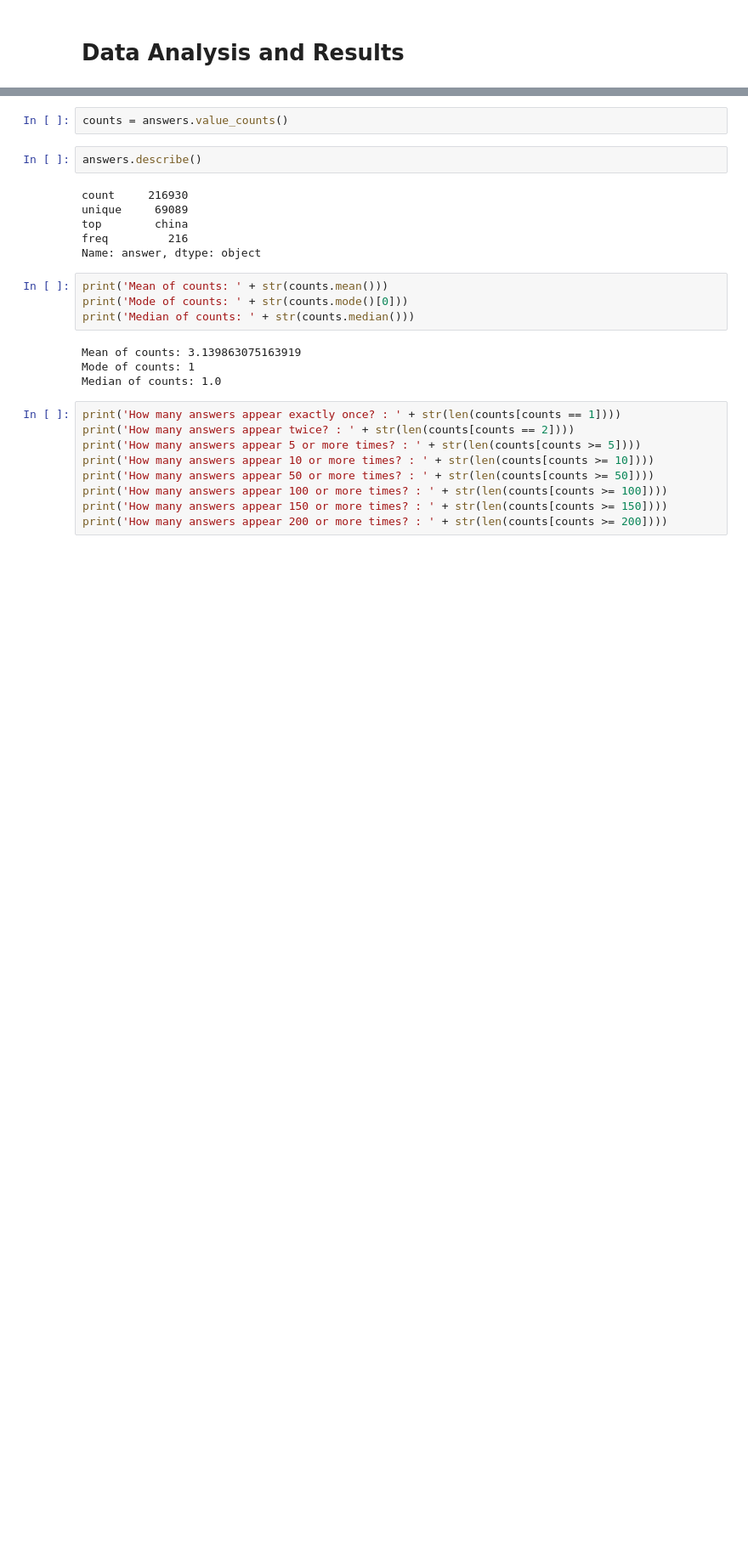
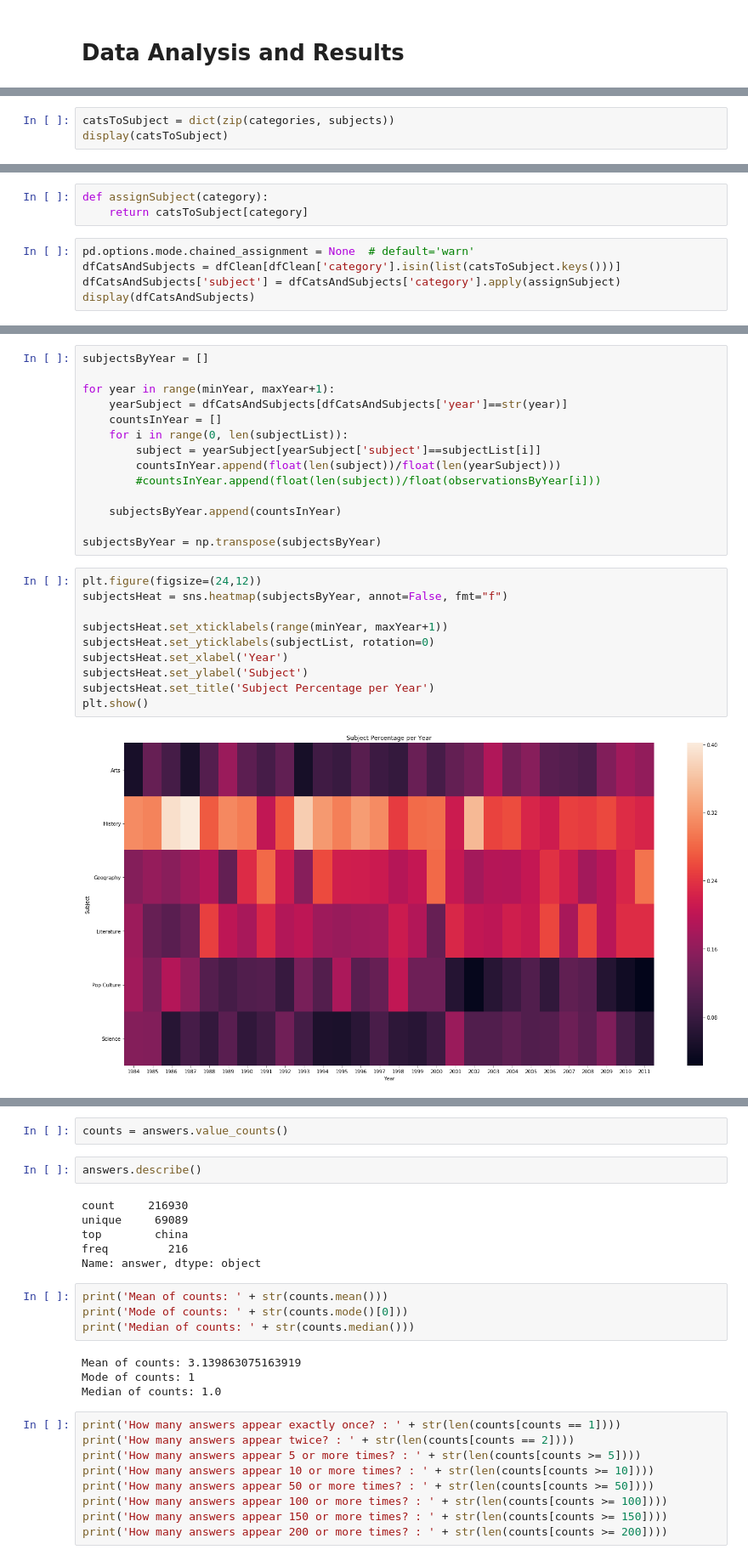
Before and after one commit to brn016/Projects, a Jupyter notebook: Jeopardy Project.ipynb, the cells around one changed output, grey strips where cells are left out. Shown: that part at 85% size. Saved outputs shown, nothing was run; the diff lists cells and outputs as text; blank space fills up the shorter version.

Commit message:
data analysis subject trends

```diff
--- a/Jeopardy Project.ipynb
+++ b/Jeopardy Project.ipynb
@@ -236,0 +366,3 @@ array(['reapers', 'a&p', 'electoral college vote', 'hg',
+# %%
+catsToSubject = dict(zip(categories, subjects))
+display(catsToSubject)
@@ -236,0 +387,8 @@ array(['reapers', 'a&p', 'electoral college vote', 'hg',
+# %%
+def assignSubject(category):
+    return catsToSubject[category]
+# %%
+pd.options.mode.chained_assignment = None  # default='warn'
+dfCatsAndSubjects = dfClean[dfClean['category'].isin(list(catsToSubject.keys()))]
+dfCatsAndSubjects['subject'] = dfCatsAndSubjects['category'].apply(assignSubject)
+display(dfCatsAndSubjects)
@@ -236,0 +447,26 @@ array(['reapers', 'a&p', 'electoral college vote', 'hg',
+# %%
+subjectsByYear = []
+
+for year in range(minYear, maxYear+1):
+    yearSubject = dfCatsAndSubjects[dfCatsAndSubjects['year']==str(year)]
+    countsInYear = []
+    for i in range(0, len(subjectList)):
+        subject = yearSubject[yearSubject['subject']==subjectList[i]]
+        countsInYear.append(float(len(subject))/float(len(yearSubject)))
+        #countsInYear.append(float(len(subject))/float(observationsByYear[i]))
+
+    subjectsByYear.append(countsInYear)
+
+subjectsByYear = np.transpose(subjectsByYear)
+# %%
+plt.figure(figsize=(24,12))
+subjectsHeat = sns.heatmap(subjectsByYear, annot=False, fmt="f")
+
+subjectsHeat.set_xticklabels(range(minYear, maxYear+1))
+subjectsHeat.set_yticklabels(subjectList, rotation=0)
+subjectsHeat.set_xlabel('Year')
+subjectsHeat.set_ylabel('Subject')
+subjectsHeat.set_title('Subject Percentage per Year')
+plt.show()
+# %% [output]
+[figure, added]
```
Also changed, not shown: parts of 41 cells of this notebook.
